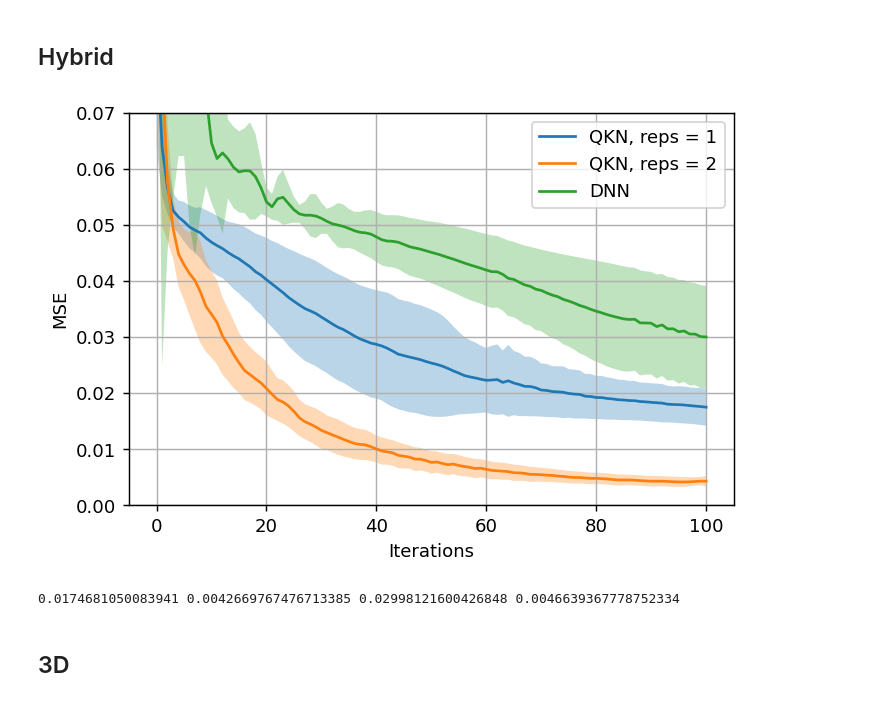
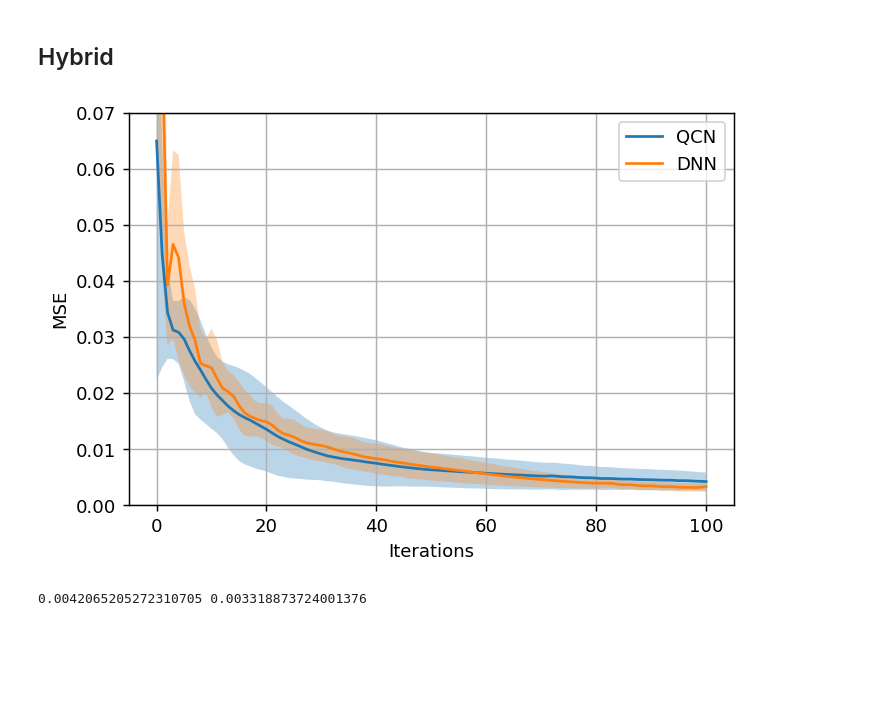
Before and after one commit to KristianWold/Master-Thesis, a Jupyter notebook: notebooks/analysis/Boston, Analysis.ipynb, the cells around one changed output. Drawn from its saved outputs; the diff is of its cells as text; code cells hidden in the pictures; blank space fills up the shorter version.

Commit message:
Visualize data

```diff
--- a/notebooks/analysis/Boston, Analysis.ipynb
+++ b/notebooks/analysis/Boston, Analysis.ipynb
@@ -63,45 +58,36 @@ dnn_list2 = loader(data_path("trainability_dnn_2D_epochs_10000"))
+# %%
+qcn_list = loader(data_path("boston_hybrid"))
+dnn_list = loader(data_path("boston_dnn_full"))
 # %%
-loss1 = np.array([qnn.loss for qnn in qnn_list1])
+loss1 = np.array([qcn.loss for qcn in qcn_list])
 std1 = np.std(loss1, axis=0)
 avg1 = np.mean(loss1, axis=0)
 
-loss2 = np.array([qnn.loss for qnn in qnn_list2])
+loss2 = np.array([dnn.loss for dnn in dnn_list])
 std2 = np.std(loss2, axis=0)
 avg2 = np.mean(loss2, axis=0)
-
-loss3 = np.array([dnn.loss for dnn in dnn_list1])
-std3 = np.std(loss3, axis=0)
-avg3 = np.mean(loss3, axis=0)
-
-loss4 = np.array([dnn.loss for dnn in dnn_list2])
-std4 = np.std(loss4, axis=0)
-avg4 = np.mean(loss4, axis=0)
 # %%
 alpha = 0.3
 epochs = list(range(101))
 
 fig=plt.figure(figsize=(6,4), dpi=130, facecolor='w', edgecolor='k')
 
 plt.fill_between(epochs, avg1 - std1, avg1 + std1, alpha=alpha)
 plt.fill_between(epochs, avg2 - std2, avg2 + std2, alpha=alpha)
-plt.fill_between(epochs, avg3 - std3, avg3 + std3, alpha=alpha)
 plt.plot(epochs, avg1)
 plt.plot(epochs, avg2)
-plt.plot(epochs, avg3)
 
 plt.xlabel("Iterations")
 plt.ylabel("MSE")
 plt.ylim([0, 0.07])
-plt.legend(["QKN, reps = 1", "QKN, reps = 2", "DNN"])
+plt.legend(["QCN", "DNN"])
 plt.grid()
 plt.show()
 
 fig.savefig(image_path("2D_gaussian_data_fit.pdf"), bbox_inches='tight')
 # %% [output]
-[figure, old version]
+[figure, new version]
 # %%
-print(avg1[-1], avg2[-1], avg3[-1], avg4[-1])
+print(avg1[-1], avg2[-1])
 # %% [output]
-0.0174681050083941 0.0042669767476713385 0.02998121600426848 0.0046639367778752334
+0.0042065205272310705 0.003318873724001376
-# %% [markdown]
-## 3D
```
Also changed, not shown: parts of 11 cells of this notebook, 10 other files.
